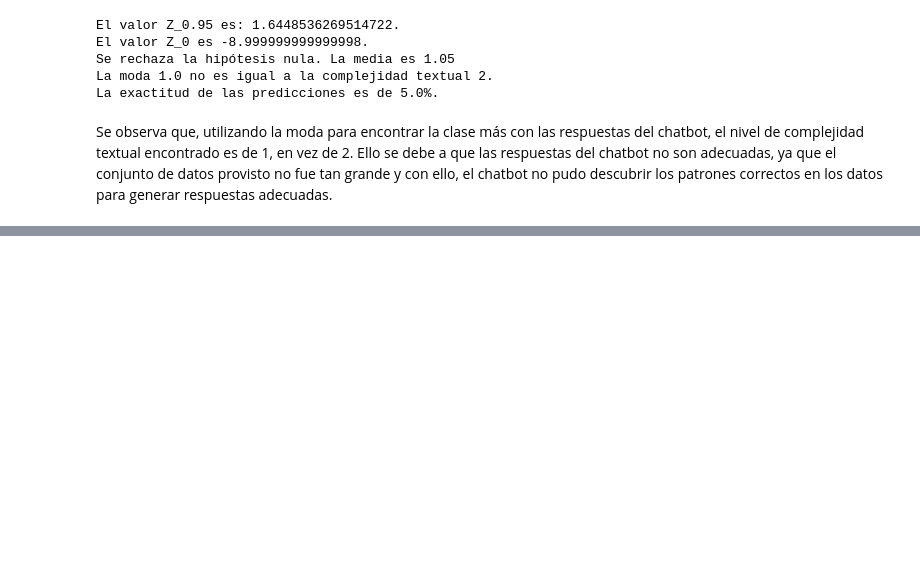
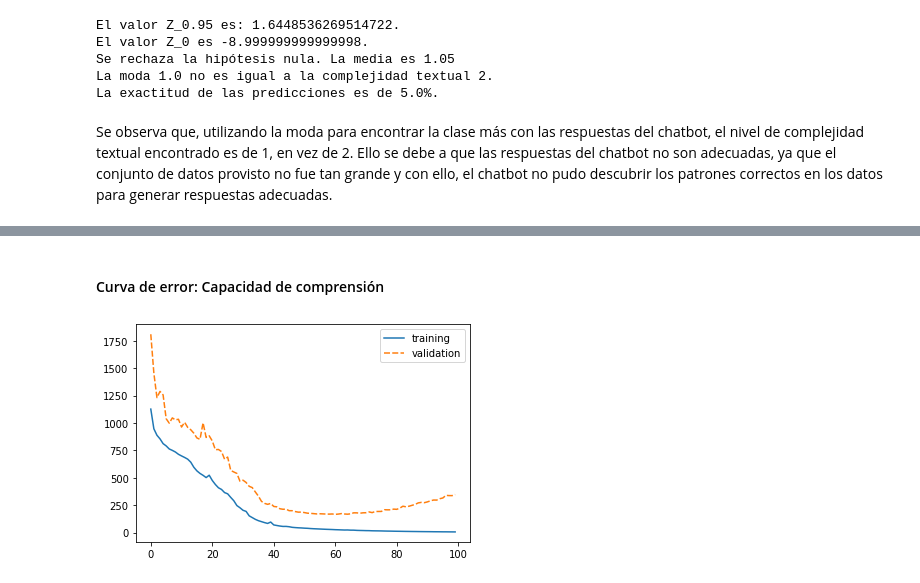
Before and after one commit to Hans03430/Tesis_Chatbot, a Jupyter notebook: notebook/modeling/Entrenamiento de Chatbot por Tópicos.ipynb, the cells around one changed output, grey strips where cells are left out. Cells and saved outputs as stored; diff of their text form; code cells hidden in the pictures; blank space fills up the shorter version.

```diff
--- a/notebook/modeling/Entrenamiento de Chatbot por Tópicos.ipynb
+++ b/notebook/modeling/Entrenamiento de Chatbot por Tópicos.ipynb
@@ -758,0 +767,3 @@ Se observa que, utilizando la moda para encontrar la clase más con las respuest
+# %%
+losses = get_training_validation_perplexity(f'{BASE_DIRECTORY}/data/raw/log_grade_1_all.txt', 100)
+losses.describe()
@@ -758,0 +780,7 @@ Se observa que, utilizando la moda para encontrar la clase más con las respuest
+# %% [markdown]
+#### Curva de error: Capacidad de comprensión
+# %%
+sns.lineplot(data=losses)
+plt.show()
+# %% [output]
+[figure, added]
```
Also changed, not shown: parts of 31 cells of this notebook, 4 other files.
